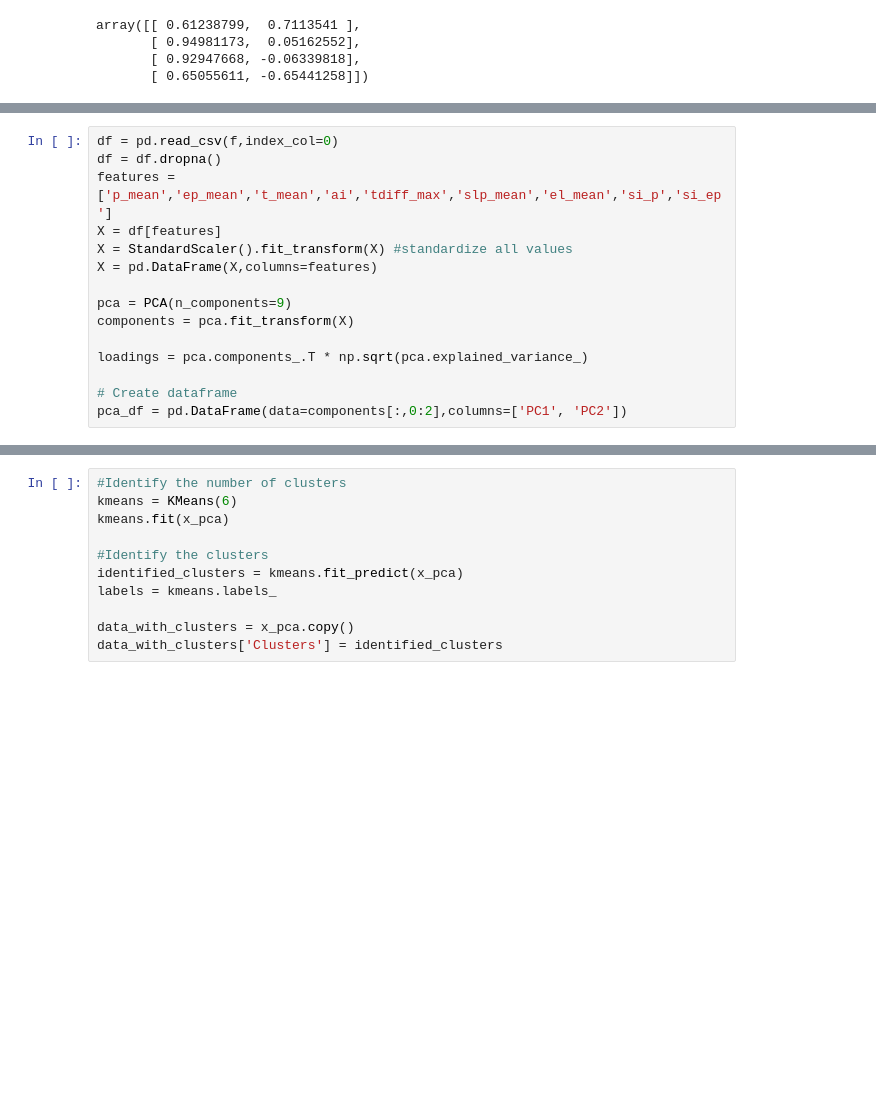
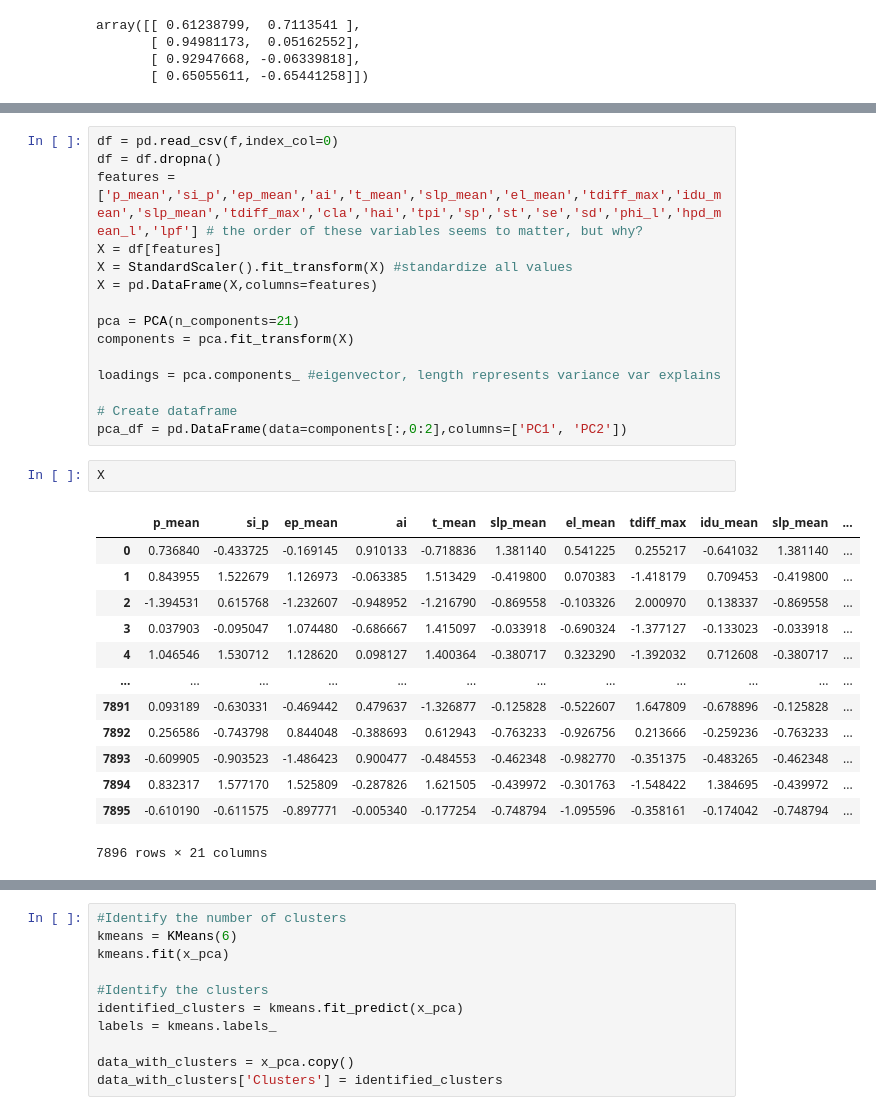
Before and after one commit to fvanoorschot/global_sr_module, a Jupyter notebook: pca_test_script.ipynb, the cells around one changed output, grey strips where cells are left out. Drawn from its saved outputs; the diff is of its cells as text; blank space fills up the shorter version.

```diff
--- a/pca_test_script.ipynb
+++ b/pca_test_script.ipynb
@@ -215,15 +183,31 @@ ValueError: Input contains NaN, infinity or a value too large for dtype('float64
 # %%
 df = pd.read_csv(f,index_col=0)
 df = df.dropna()
-features = ['p_mean','ep_mean','t_mean','ai','tdiff_max','slp_mean','el_mean','si_p','si_ep']
+features = ['p_mean','si_p','ep_mean','ai','t_mean','slp_mean','el_mean','tdiff_max','idu_mean','slp_mean','tdiff_max','cla','hai','tpi','sp','st','se','sd','phi_l','hpd_mean_l','lpf'] # the order of these variables seems to matter, but why?
 X = df[features]
 X = StandardScaler().fit_transform(X) #standardize all values
 X = pd.DataFrame(X,columns=features)
 
-pca = PCA(n_components=9)
+pca = PCA(n_components=21)
 components = pca.fit_transform(X)
 
-loadings = pca.components_.T * np.sqrt(pca.explained_variance_)
+loadings = pca.components_ #eigenvector, length represents variance var explains
 
 # Create dataframe
 pca_df = pd.DataFrame(data=components[:,0:2],columns=['PC1', 'PC2'])
+# %%
+X
+# %% [output]
+|  | p_mean | si_p | ep_mean | ai | t_mean | slp_mean | el_mean | tdiff_max | idu_mean | slp_mean | ... |
+| 0 | 0.736840 | -0.433725 | -0.169145 | 0.910133 | -0.718836 | 1.381140 | 0.541225 | 0.255217 | -0.641032 | 1.381140 | ... |
+| 1 | 0.843955 | 1.522679 | 1.126973 | -0.063385 | 1.513429 | -0.419800 | 0.070383 | -1.418179 | 0.709453 | -0.419800 | ... |
+| 2 | -1.394531 | 0.615768 | -1.232607 | -0.948952 | -1.216790 | -0.869558 | -0.103326 | 2.000970 | 0.138337 | -0.869558 | ... |
+| 3 | 0.037903 | -0.095047 | 1.074480 | -0.686667 | 1.415097 | -0.033918 | -0.690324 | -1.377127 | -0.133023 | -0.033918 | ... |
+| 4 | 1.046546 | 1.530712 | 1.128620 | 0.098127 | 1.400364 | -0.380717 | 0.323290 | -1.392032 | 0.712608 | -0.380717 | ... |
+| ... | ... | ... | ... | ... | ... | ... | ... | ... | ... | ... | ... |
+| 7891 | 0.093189 | -0.630331 | -0.469442 | 0.479637 | -1.326877 | -0.125828 | -0.522607 | 1.647809 | -0.678896 | -0.125828 | ... |
+| 7892 | 0.256586 | -0.743798 | 0.844048 | -0.388693 | 0.612943 | -0.763233 | -0.926756 | 0.213666 | -0.259236 | -0.763233 | ... |
+| 7893 | -0.609905 | -0.903523 | -1.486423 | 0.900477 | -0.484553 | -0.462348 | -0.982770 | -0.351375 | -0.483265 | -0.462348 | ... |
+| 7894 | 0.832317 | 1.577170 | 1.525809 | -0.287826 | 1.621505 | -0.439972 | -0.301763 | -1.548422 | 1.384695 | -0.439972 | ... |
+| 7895 | -0.610190 | -0.611575 | -0.897771 | -0.005340 | -0.177254 | -0.748794 | -1.095596 | -0.358161 | -0.174042 | -0.748794 | ... |
+7896 rows × 21 columns
```
Also changed, not shown: parts of 12 cells of this notebook, 8 other files.
